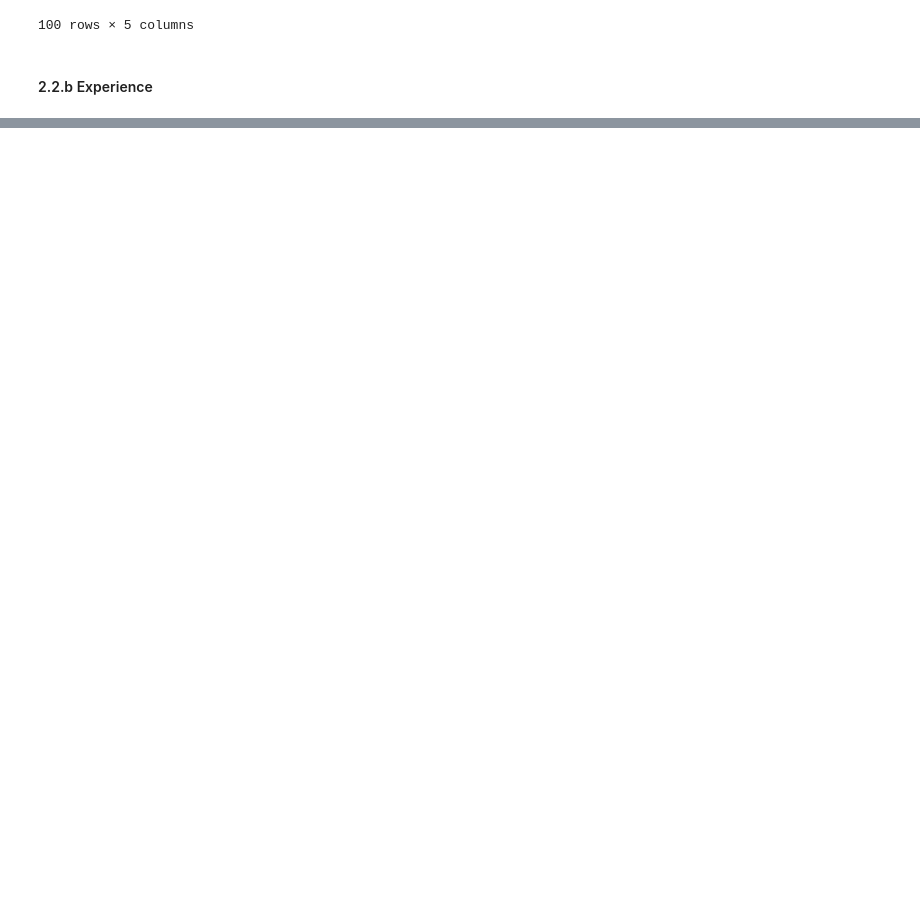
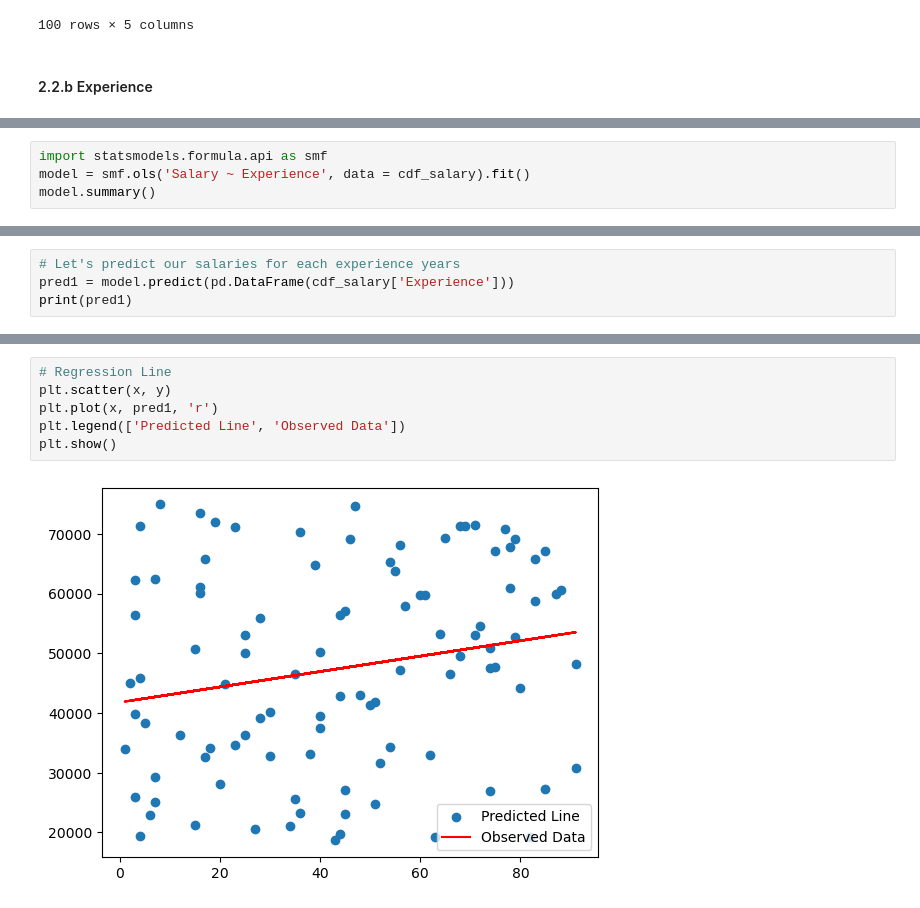
Before and after one commit to nachogalasso/da_python, a Jupyter notebook: hr_analytics/colacho_salaries.ipynb, the cells around one changed output, grey strips where cells are left out. Saved outputs shown, nothing was run; the diff lists cells and outputs as text; blank space fills up the shorter version.

```diff
--- a/hr_analytics/colacho_salaries.ipynb
+++ b/hr_analytics/colacho_salaries.ipynb
@@ -118,0 +154,4 @@ cdf_salary
+# %%
+import statsmodels.formula.api as smf
+model = smf.ols('Salary ~ Experience', data = cdf_salary).fit()
+model.summary()
@@ -118,0 +178,4 @@ cdf_salary
+# %%
+# Let's predict our salaries for each experience years
+pred1 = model.predict(pd.DataFrame(cdf_salary['Experience']))
+print(pred1)
@@ -118,0 +195,8 @@ cdf_salary
+# %%
+# Regression Line
+plt.scatter(x, y)
+plt.plot(x, pred1, 'r')
+plt.legend(['Predicted Line', 'Observed Data'])
+plt.show()
+# %% [output]
+[figure, added]
```
Also changed, not shown: parts of 24 cells of this notebook, 1 other file.
